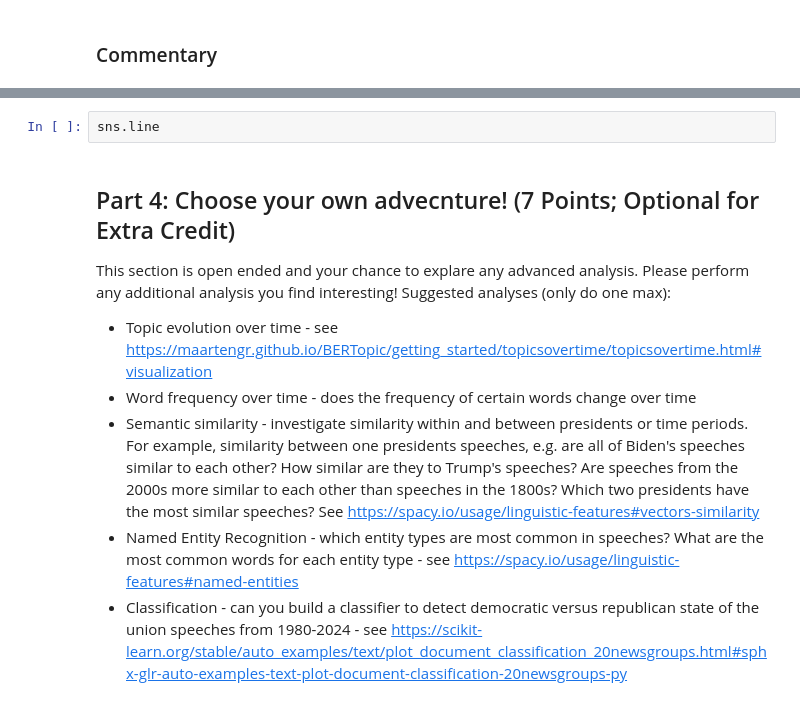
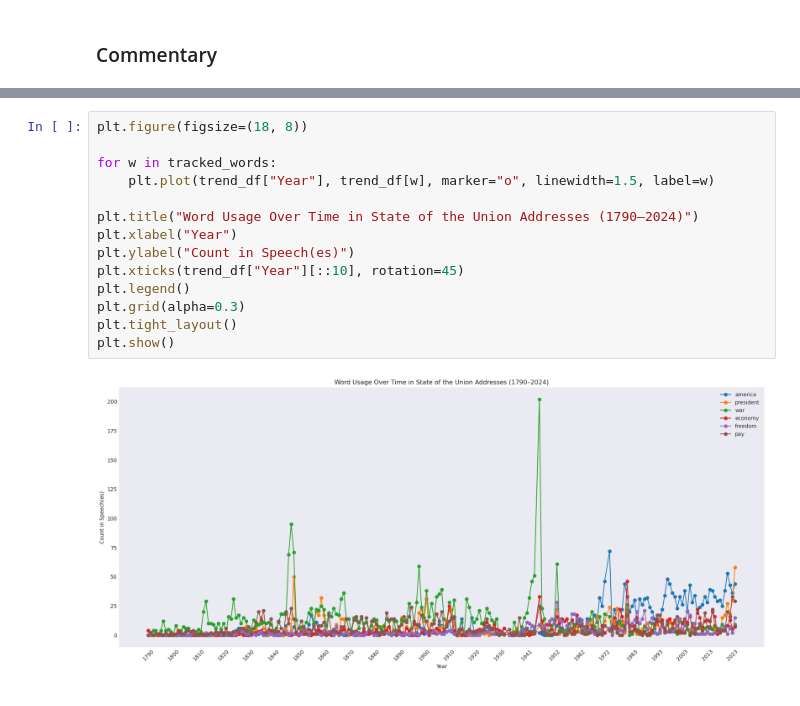
Before and after one commit to UCB-stat-159-f25/proj02-shrija-owen-allison, a Jupyter notebook: nlp-P04.ipynb, the cells around one changed output, grey strips where cells are left out. Drawn from its saved outputs; the diff is of its cells as text.

```diff
--- a/nlp-P04.ipynb
+++ b/nlp-P04.ipynb
@@ -134,12 +147,16 @@ count_words(sou2k, 2000, words)
-# %%
-sns.line
-# %% [markdown]
-## Part 4: Choose your own advecnture! (7 Points; Optional for Extra Credit)
-
-This section is open ended and your chance to explare any advanced analysis. Please perform any additional analysis you find interesting! Suggested analyses (only do one max):
-
-- Topic evolution over time - see https://maartengr.github.io/BERTopic/getting_started/topicsovertime/topicsovertime.html#visualization
-- Word frequency over time - does the frequency of certain words change over time
-- Semantic similarity - investigate similarity within and between presidents or time periods. For example, similarity between one presidents speeches, e.g. are all of Biden's speeches similar to each other? How similar are they to Trump's speeches? Are speeches from the 2000s more similar to each other than speeches in the 1800s? Which two presidents have the most similar speeches? See https://spacy.io/usage/linguistic-features#vectors-similarity
--  Named Entity Recognition - which entity types are most common in speeches? What are the most common words for each entity type - see https://spacy.io/usage/linguistic-features#named-entities
-- Classification - can you build a classifier to detect democratic versus republican state of the union speeches from 1980-2024 - see https://scikit-learn.org/stable/auto_examples/text/plot_document_classification_20newsgroups.html#sphx-glr-auto-examples-text-plot-document-classification-20newsgroups-py
+# %%
+plt.figure(figsize=(18, 8))
+
+for w in tracked_words:
+    plt.plot(trend_df["Year"], trend_df[w], marker="o", linewidth=1.5, label=w)
+
+plt.title("Word Usage Over Time in State of the Union Addresses (1790–2024)")
+plt.xlabel("Year")
+plt.ylabel("Count in Speech(es)")
+plt.xticks(trend_df["Year"][::10], rotation=45)
+plt.legend()
+plt.grid(alpha=0.3)
+plt.tight_layout()
+plt.show()
+# %% [output]
+[figure, added]
```
Also changed, not shown: parts of 12 cells of this notebook.
